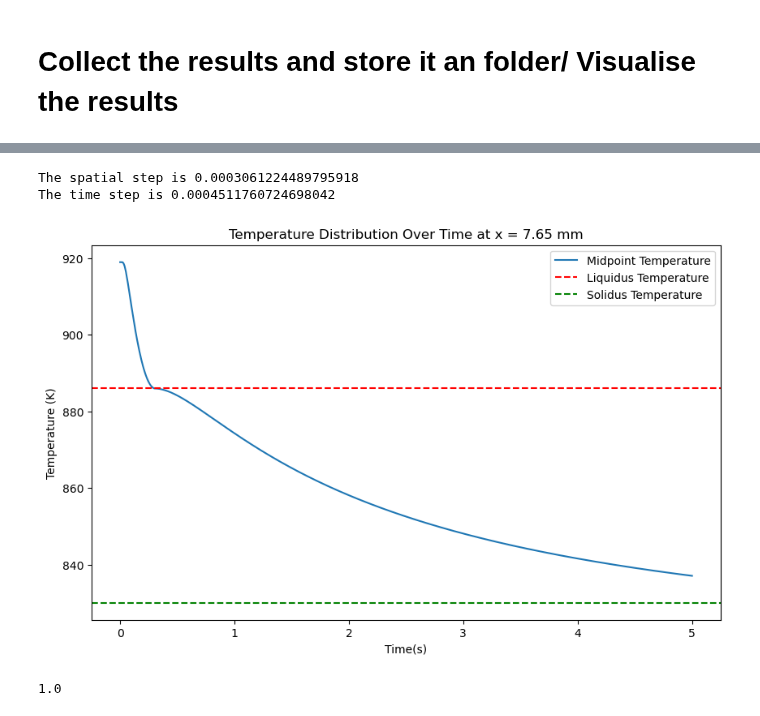
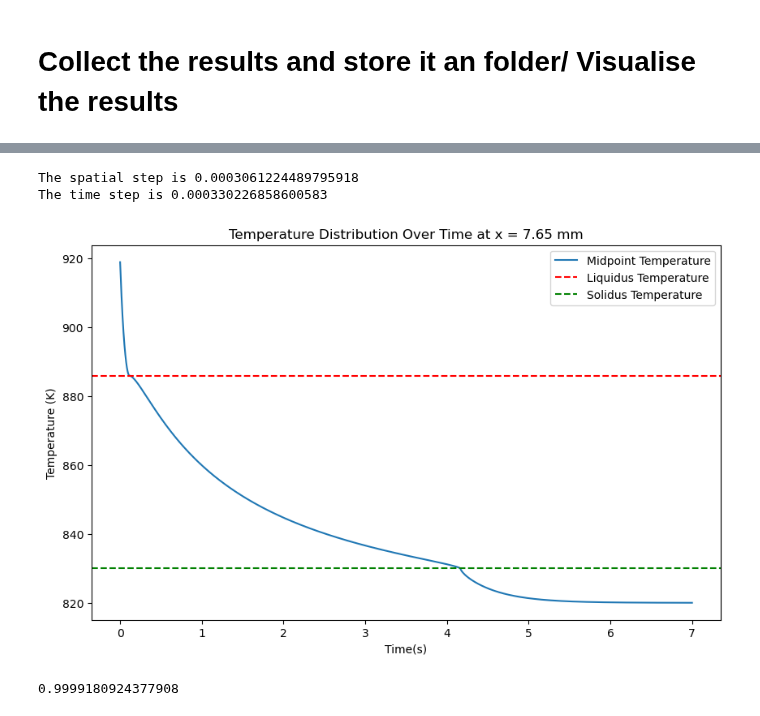
Before and after one commit to radhikrammohan/pinn-pc-1d, a Jupyter notebook: pinn/spartan/model_train_norm.ipynb, the cells around one changed output, grey strips where cells are left out. Cells and saved outputs as stored; diff of their text form; code cells hidden in the pictures.

```diff
--- a/pinn/spartan/model_train_norm.ipynb
+++ b/pinn/spartan/model_train_norm.ipynb
@@ -486,40 +498,40 @@ plt.show()
 # %%
-settings_path_2 = os.path.join(current_dir, '..', 'training_data', 'settings_2.json')
+settings_path_2 = os.path.join(current_dir, '..', 'training_data', 'settings.json')
 with open(settings_path_2,'r') as file:
     settings = json.load(file)
 
 
 heat_data2 = HT_sim(settings)
 alpha = heat_data2.alpha_l
 tempfield2 = heat_data2.datagen()
 
 heat_data2.plot_temp(25)
 dt = heat_data2.dt
 dx = heat_data2.dx
 # print(heat_data.dx)
 # print(dt)
 settings_path = os.path.join(current_dir, '..', 'training_data', 'settings.json')
 with open(settings_path,'r') as file:
     props = json.load(file)
 
 
 temp_data2 = tempfield2.flatten()
 
 def temp_scaler(temp_data, temp_init, t_surr):
     temp_data = (temp_data - t_surr) / (temp_init - t_surr)
     return temp_data
 temp_init = props['temp_init']
 t_surr = props['t_surr']
 # temp_data = scaler(temp_data,400.0,919.0)
 
 temp_data_s = temp_scaler(temp_data2, temp_init, t_surr)
 
 print(temp_data_s.max())
 # %% [output]
 The spatial step is 0.0003061224489795918
-The time step is 0.0004511760724698042
+The time step is 0.000330226858600583
-[figure, old version]
+[figure, new version]
-1.0
+0.9999180924377908
 # %%
 num_steps2 = tempfield2.shape[0]
 numpoints2 = tempfield2.shape[1]
```
Also changed, not shown: parts of 13 cells of this notebook, 15 other files.
